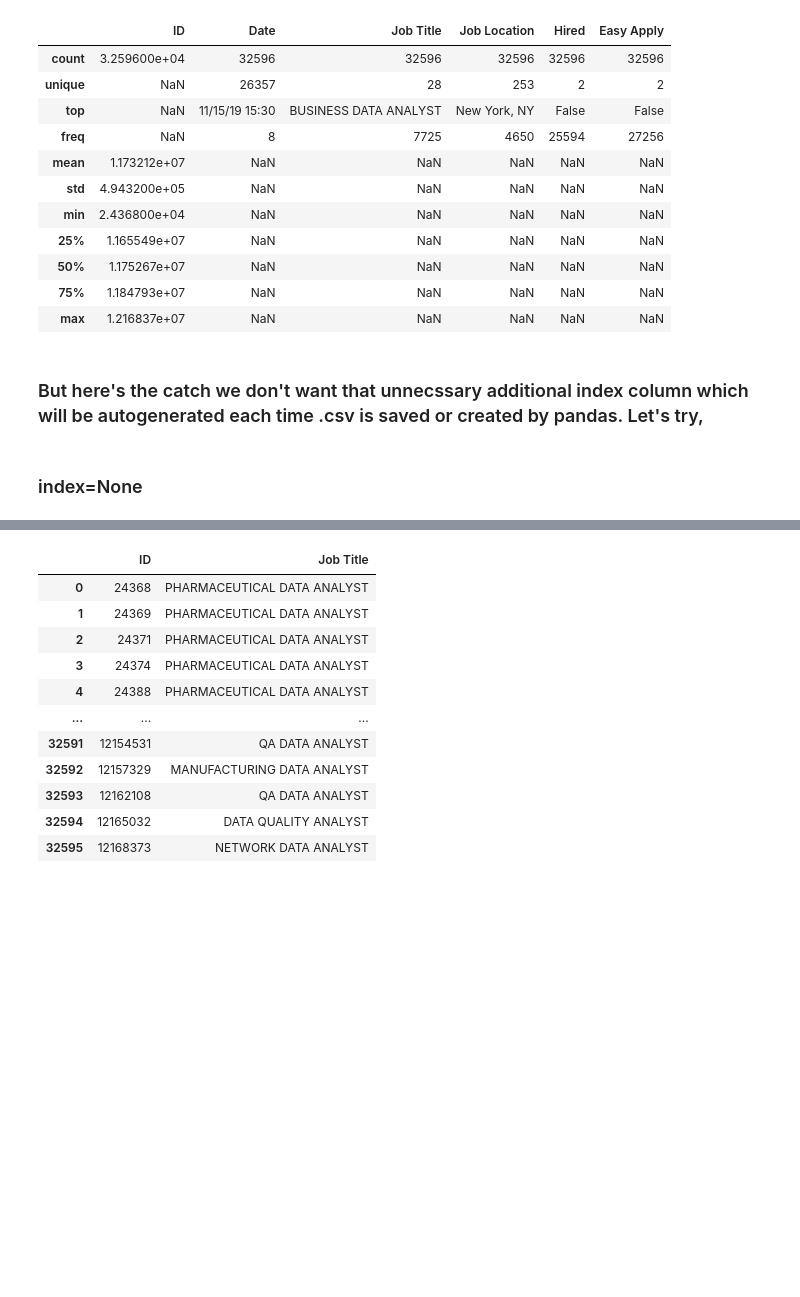
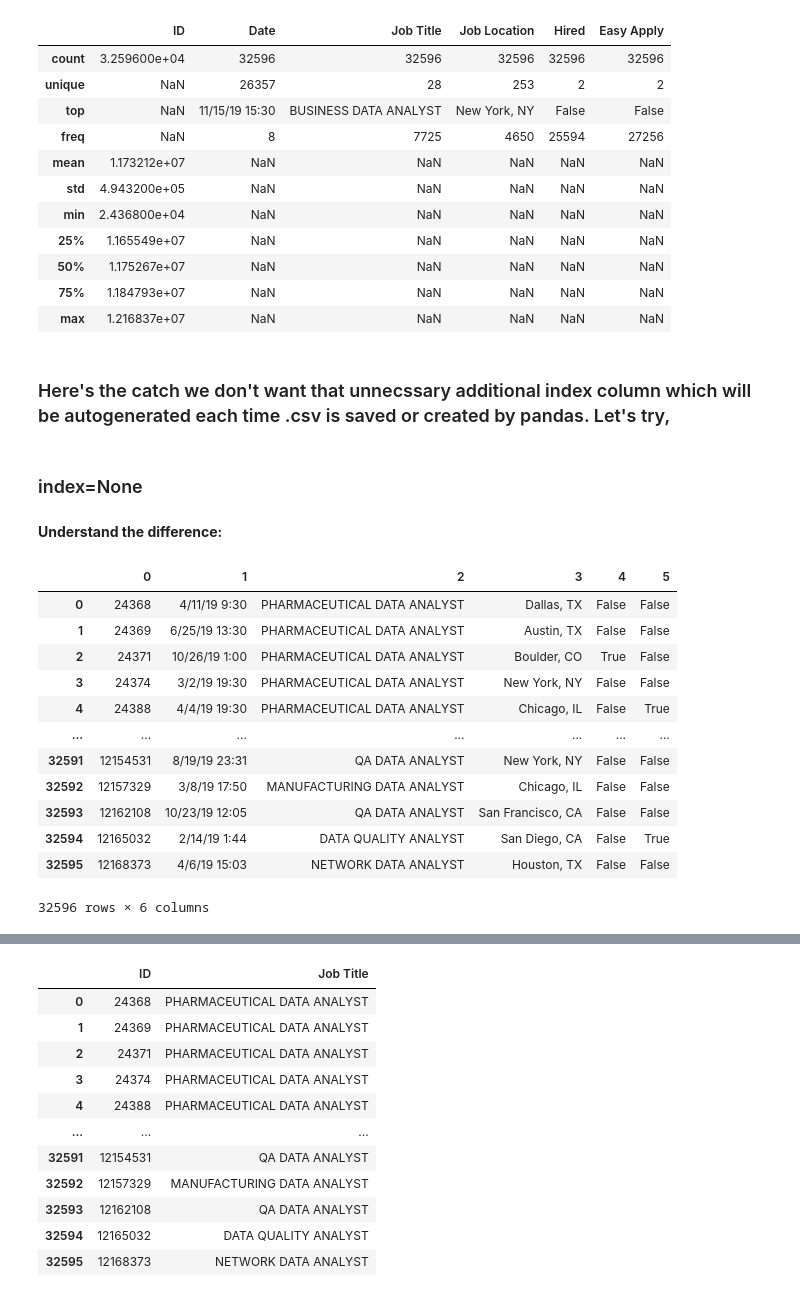
Before and after one commit to shivananda-sonwane/practice-on-daily-basis, a Jupyter notebook: 4. Pandas/in1__intro to pandas.ipynb, the cells around one changed output, grey strips where cells are left out. Drawn from its saved outputs; the diff is of its cells as text; code cells hidden in the pictures; blank space fills up the shorter version.

```diff
--- a/4. Pandas/in1__intro to pandas.ipynb
+++ b/4. Pandas/in1__intro to pandas.ipynb
@@ -305,6 +312,6 @@ data2.describe(include='all')
 | 75% | 1.184793e+07 | NaN | NaN | NaN | NaN | NaN |
 | max | 1.216837e+07 | NaN | NaN | NaN | NaN | NaN |
 # %% [markdown]
-### But here's the catch we don't want that unnecssary additional index column which will be autogenerated each time .csv is saved or created by pandas. Let's try,
+### Here's the catch we don't want that unnecssary additional index column which will be autogenerated each time .csv is saved or created by pandas. Let's try,
 # %% [markdown]
 ### index=None
@@ -313 +318,21 @@ data2.to_csv("analysts_data.csv", index=None)
+# %% [markdown]
+**Understand the difference:**
+# %%
+#1
+df=pd.read_csv("analysts_data.csv", header=None)
+df
+# %% [output]
+|  | 0 | 1 | 2 | 3 | 4 | 5 |
+| 0 | 24368 | 4/11/19 9:30 | PHARMACEUTICAL DATA ANALYST | Dallas, TX | False | False |
+| 1 | 24369 | 6/25/19 13:30 | PHARMACEUTICAL DATA ANALYST | Austin, TX | False | False |
+| 2 | 24371 | 10/26/19 1:00 | PHARMACEUTICAL DATA ANALYST | Boulder, CO | True | False |
+| 3 | 24374 | 3/2/19 19:30 | PHARMACEUTICAL DATA ANALYST | New York, NY | False | False |
+| 4 | 24388 | 4/4/19 19:30 | PHARMACEUTICAL DATA ANALYST | Chicago, IL | False | True |
+| ... | ... | ... | ... | ... | ... | ... |
+| 32591 | 12154531 | 8/19/19 23:31 | QA DATA ANALYST | New York, NY | False | False |
+| 32592 | 12157329 | 3/8/19 17:50 | MANUFACTURING DATA ANALYST | Chicago, IL | False | False |
+| 32593 | 12162108 | 10/23/19 12:05 | QA DATA ANALYST | San Francisco, CA | False | False |
+| 32594 | 12165032 | 2/14/19 1:44 | DATA QUALITY ANALYST | San Diego, CA | False | True |
+| 32595 | 12168373 | 4/6/19 15:03 | NETWORK DATA ANALYST | Houston, TX | False | False |
+32596 rows × 6 columns
 # %%
```
Also changed, not shown: parts of 28 cells of this notebook.
